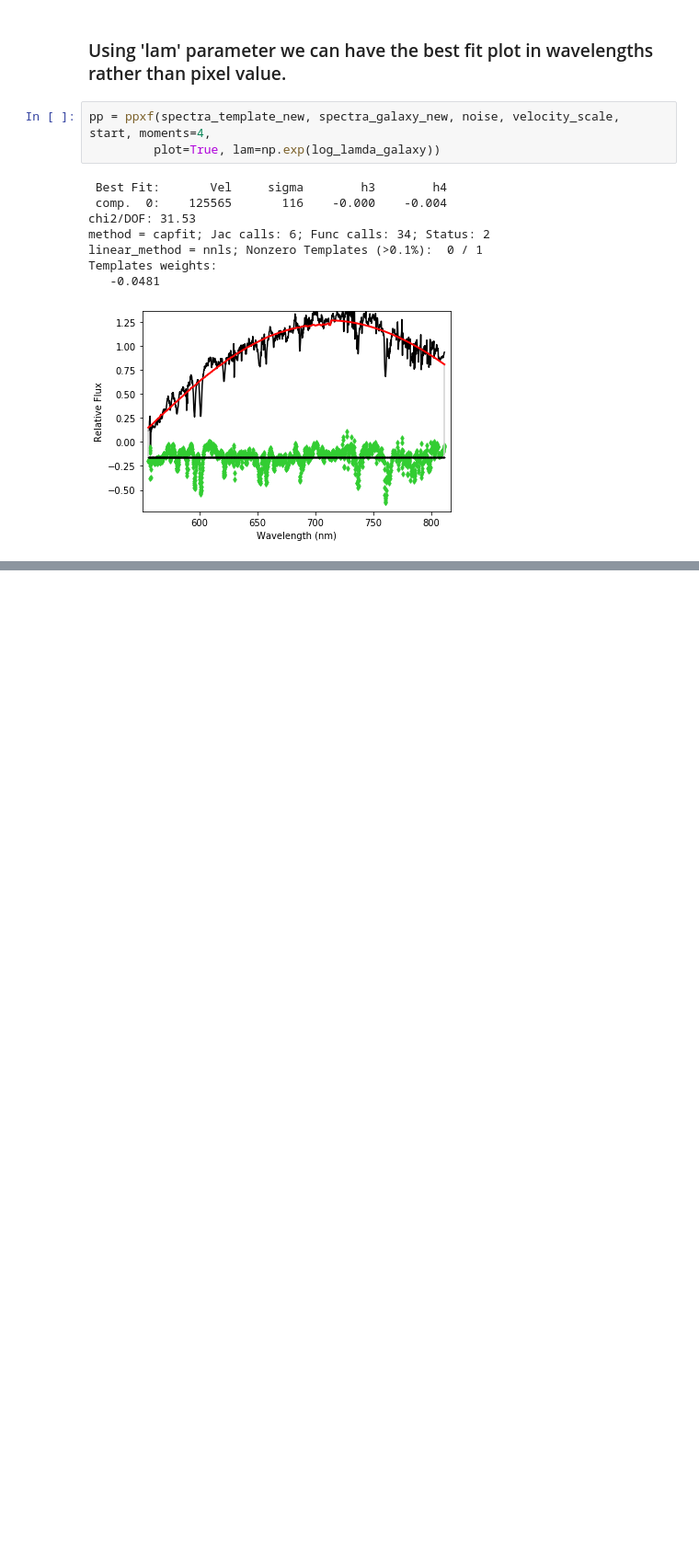
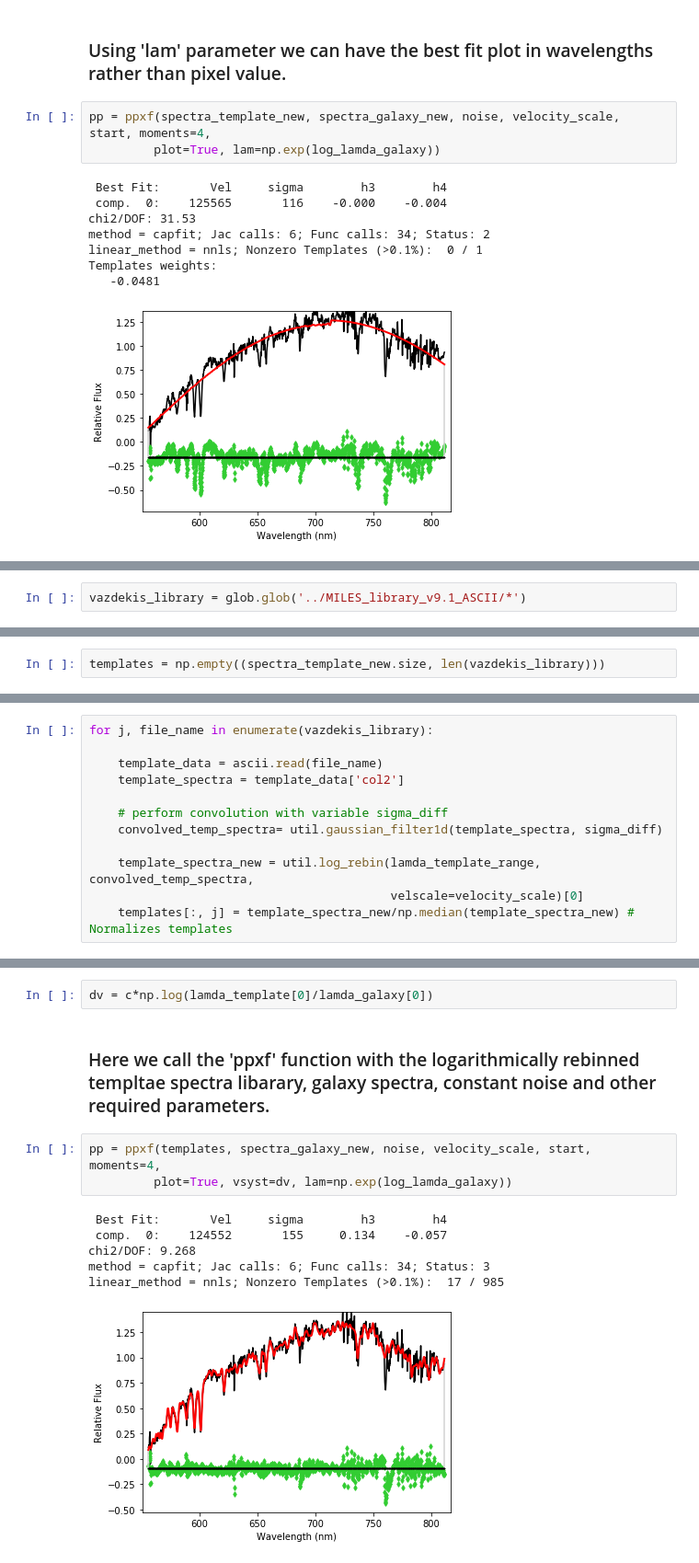
Before and after one commit to pmozumdar/ppxf_code, a Jupyter notebook: Try_1.ipynb, the cells around one changed output, grey strips where cells are left out. Shown: that part at 92% size. Saved outputs shown, nothing was run; the diff lists cells and outputs as text; blank space fills up the shorter version.

```diff
--- a/Try_1.ipynb
+++ b/Try_1.ipynb
@@ -109,0 +168,2 @@ Templates weights:
+# %%
+vazdekis_library = glob.glob('../MILES_library_v9.1_ASCII/*')
@@ -109,0 +172,2 @@ Templates weights:
+# %%
+templates = np.empty((spectra_template_new.size, len(vazdekis_library)))
@@ -109,0 +176,12 @@ Templates weights:
+# %%
+for j, file_name in enumerate(vazdekis_library):
+
+    template_data = ascii.read(file_name)
+    template_spectra = template_data['col2']
+
+    # perform convolution with variable sigma_diff
+    convolved_temp_spectra= util.gaussian_filter1d(template_spectra, sigma_diff)
+
+    template_spectra_new = util.log_rebin(lamda_template_range, convolved_temp_spectra,
+                                          velscale=velocity_scale)[0]
+    templates[:, j] = template_spectra_new/np.median(template_spectra_new) # Normalizes templates
@@ -109,0 +190,14 @@ Templates weights:
+# %%
+dv = c*np.log(lamda_template[0]/lamda_galaxy[0])
+# %% [markdown]
+### Here we call the 'ppxf' function with the logarithmically rebinned templtae spectra libarary,  galaxy spectra, constant noise and other required parameters.
+# %%
+pp = ppxf(templates, spectra_galaxy_new, noise, velocity_scale, start, moments=4,
+         plot=True, vsyst=dv, lam=np.exp(log_lamda_galaxy))
+# %% [output]
+ Best Fit:       Vel     sigma        h3        h4
+ comp.  0:    124552       155     0.134    -0.057
+chi2/DOF: 9.268
+method = capfit; Jac calls: 6; Func calls: 34; Status: 3
+linear_method = nnls; Nonzero Templates (>0.1%):  17 / 985
+[figure, added]
```
Also changed, not shown: parts of 21 cells of this notebook.
